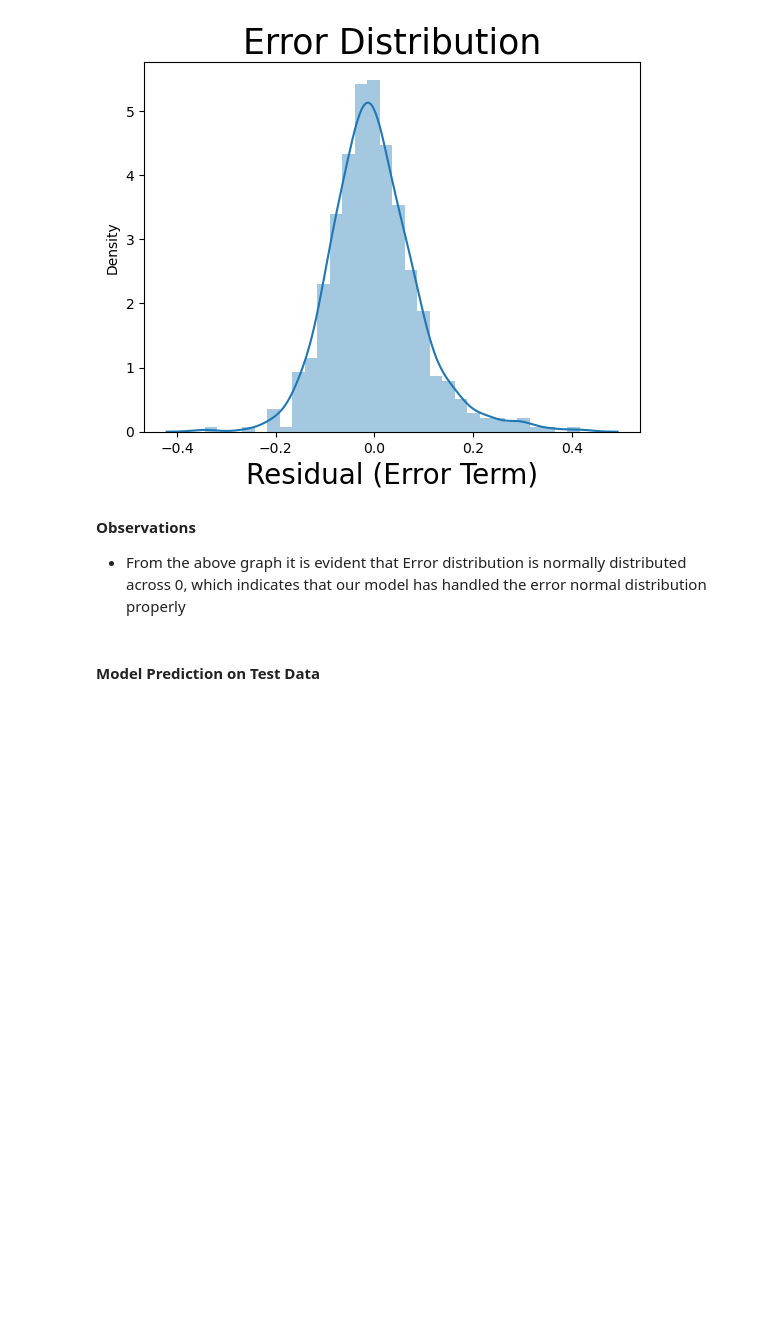
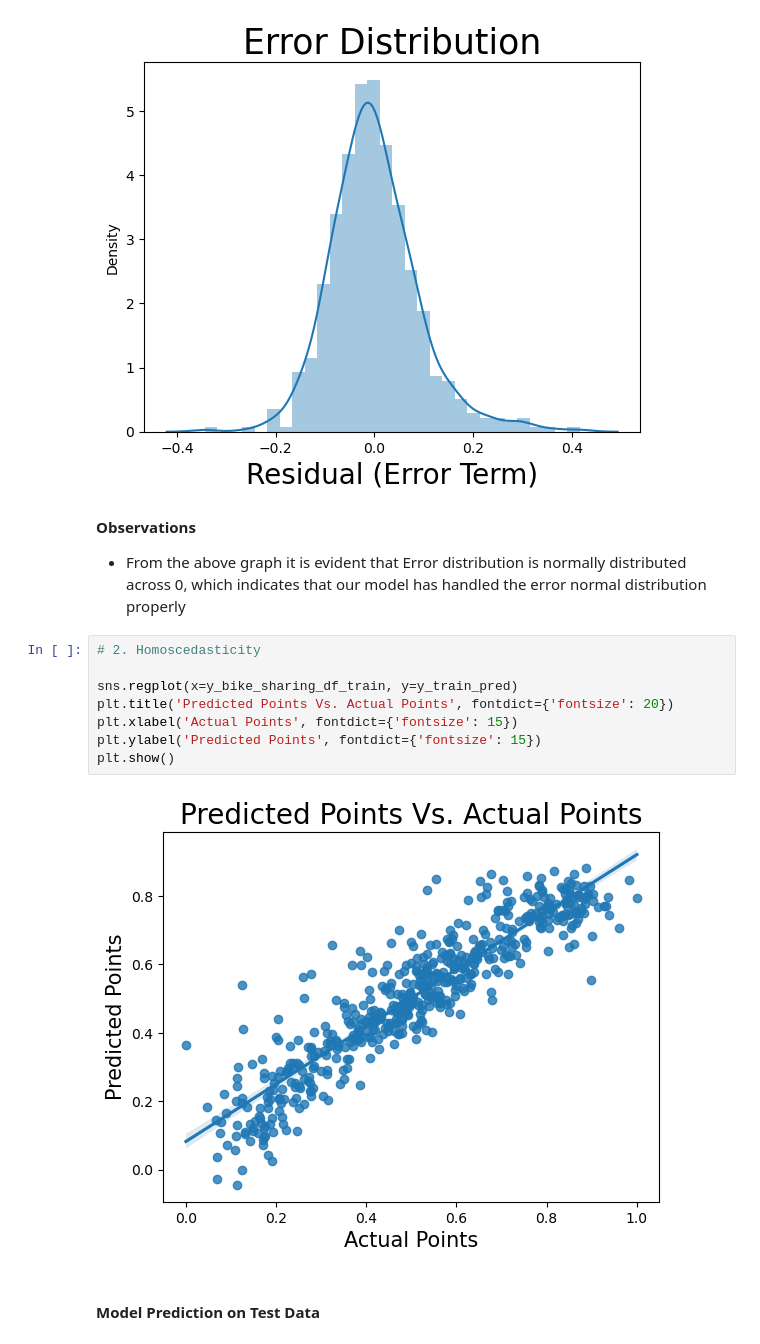
Before and after one commit to sp-coding-enthusiast/Bike-Sharing-Assignment, a Jupyter notebook: BikeSharingAssignment.ipynb, the cells around one changed output. Saved outputs shown, nothing was run; the diff lists cells and outputs as text; blank space fills up the shorter version.

```diff
--- a/BikeSharingAssignment.ipynb
+++ b/BikeSharingAssignment.ipynb
@@ -1057,6 +1057,16 @@ plt.show()
 # %% [markdown]
 <b>Observations</b>
 - From the above graph it is evident that Error distribution is normally distributed across 0, which indicates that our model has handled the error normal distribution properly
+# %%
+# 2. Homoscedasticity
+
+sns.regplot(x=y_bike_sharing_df_train, y=y_train_pred)
+plt.title('Predicted Points Vs. Actual Points', fontdict={'fontsize': 20})
+plt.xlabel('Actual Points', fontdict={'fontsize': 15})
+plt.ylabel('Predicted Points', fontdict={'fontsize': 15})
+plt.show()
+# %% [output]
+[figure, added]
 # %% [markdown]
 #### Model Prediction on Test Data ####
 # %% [markdown]
```
Also changed, not shown: parts of 6 cells of this notebook, 1 other file.
